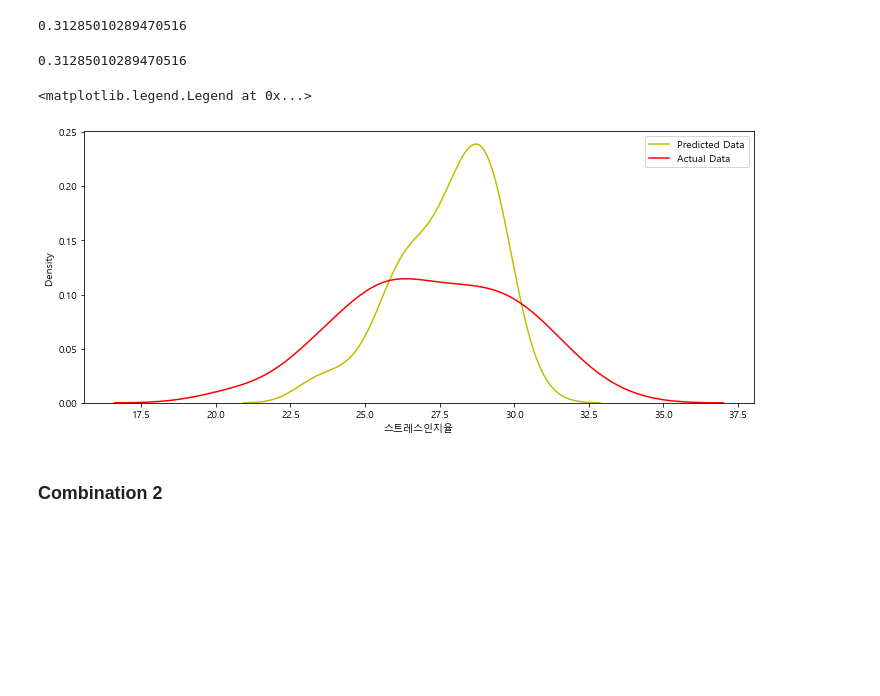
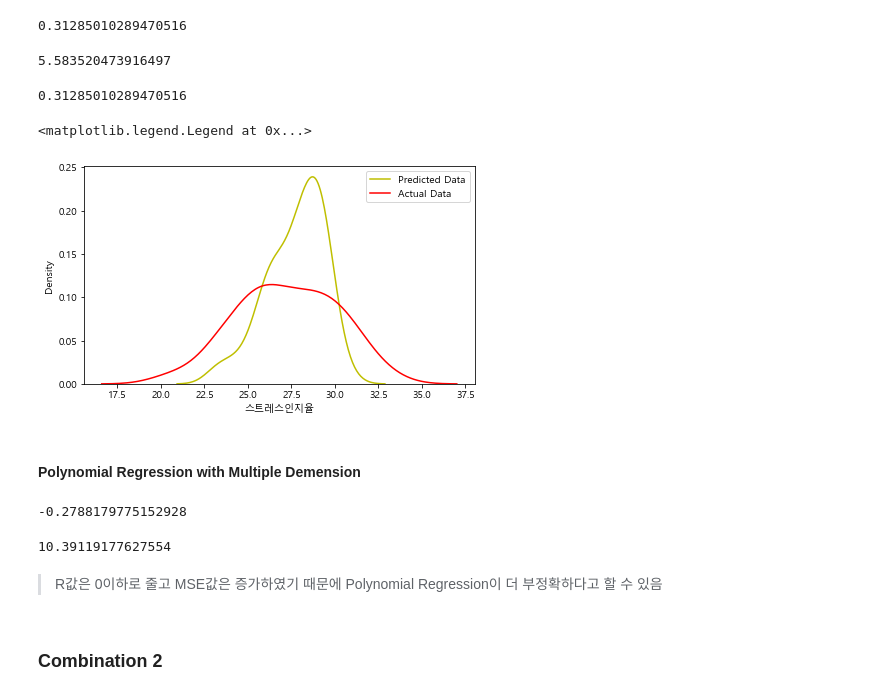
Before and after one commit to BreadFeet/K-water_project, a Jupyter notebook: myanalysis/03_Data_Analysis.ipynb, the cells around one changed output. Drawn from its saved outputs; the diff is of its cells as text; code cells hidden in the pictures; blank space fills up the shorter version.

Commit message:
Regression menu finished
분석 방법 항목 제외 regression 메뉴 완성

```diff
--- a/myanalysis/03_Data_Analysis.ipynb
+++ b/myanalysis/03_Data_Analysis.ipynb
@@ -247,2 +261,6 @@ lr.score(x_test_sc, y_test)
+# %%
+mse(y_test, lr.predict(x_test_sc))
+# %% [output]
+5.583520473916497
 # %%
 # Pipeline으로 계산한 값과 비교
@@ -252,11 +272,13 @@ pipe.score(x_test, y_test)
 # %% [output]
 0.31285010289470516
 # %%
-fig = plt.figure(figsize=(12, 5))
+fig = plt.figure(figsize=(7, 4))
 
 ax1 = sns.kdeplot(lr.predict(x_test_sc), color='y', label='Predicted Data')
 ax2 = sns.kdeplot(y_test, color='r', label='Actual Data', ax=ax1)
 plt.legend()
 # %% [output]
 <matplotlib.legend.Legend at 0x...>
-[figure, old version]
+[figure, new version]
+# %% [markdown]
+#### Polynomial Regression with Multiple Demension
@@ -263,3 +287,15 @@ plt.legend()
+# %%
+pipe = Pipeline([('scaler', StandardScaler()), ('pf', PolynomialFeatures(degree=2, include_bias=False)), ('lr', LinearRegression())])
+pipe.fit(x_train, y_train)
+pipe.score(x_test, y_test)
+# %% [output]
+-0.2788179775152928
+# %%
+mse(y_test, pipe.predict(x_test))
+# %% [output]
+10.39119177627554
+# %% [markdown]
+> R값은 0이하로 줄고 MSE값은 증가하였기 때문에 Polynomial Regression이 더 부정확하다고 할 수 있음
 # %% [markdown]
 ### Combination 2
 # %%
```
Also changed, not shown: parts of 37 cells of this notebook, 13 other files.
